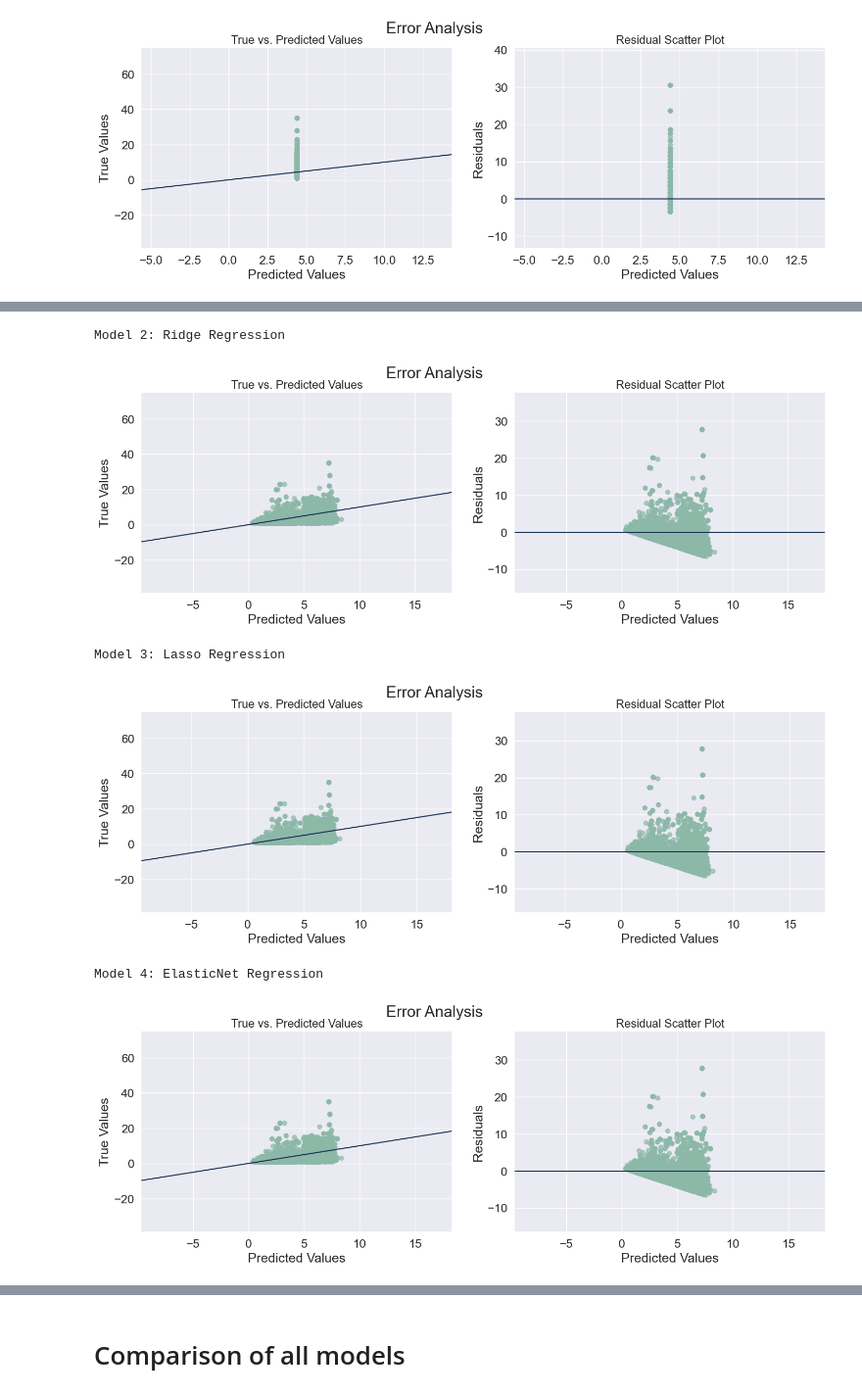
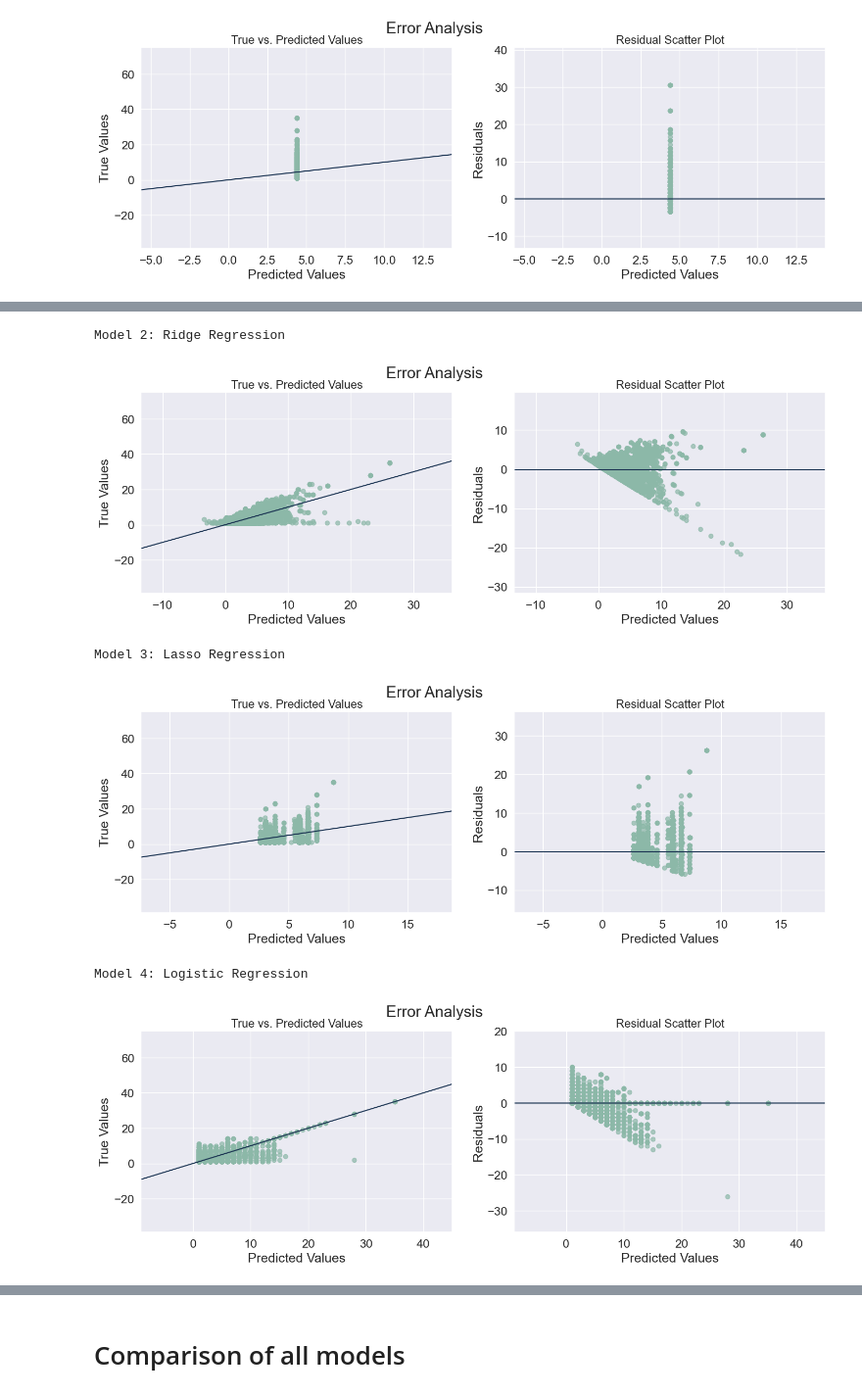
Before and after one commit to eigenaarti2/Ninja-Turtles, a Jupyter notebook: Baseline_new_start_drop_numerical.ipynb, the cells around one changed output, grey strips where cells are left out. Shown at 98% size. Cells and saved outputs as stored; diff of their text form; code cells hidden in the pictures.

Commit message:
saved images and ran all cells

```diff
--- a/Baseline_new_start_drop_numerical.ipynb
+++ b/Baseline_new_start_drop_numerical.ipynb
@@ -689,7 +691,7 @@ estimator = RandomForestRegressor(random_state = RSEED)
 # Create the random search model
 rs = RandomizedSearchCV(estimator, param_grid, n_jobs = -1,
                         scoring = 'neg_mean_squared_error', cv = 3,
-                        n_iter = 30, verbose = 1, random_state=RSEED)
+                        n_iter = 20, verbose = 1, random_state=RSEED)
 
 # Fit
 rs.fit(x_train_trans, y_train)
@@ -732,10 +736,9 @@ from sklearn.preprocessing import StandardScaler
 # Step 2: Stacking using StackingRegressor
 # Define base models (you can add more if needed)
 base_models = [
-    ('RandomForest1', RandomForestRegressor(random_state=42)),
-    ('RandomForest2', RandomForestRegressor(random_state=123)),
-    ('RandomForest3', RandomForestRegressor(random_state=456)),
-    ('RandomForest4', RandomForestRegressor(random_state=789)),
+    ('RandomForest1', RandomForestRegressor(random_state=42, n_jobs=-1)),
+    ('RandomForest2', RandomForestRegressor(random_state=123, n_jobs=-1)),
+    ('RandomForest3', RandomForestRegressor(random_state=456, n_jobs=-1)),
     # Add more base models here
 ]
 
@@ -850,14 +863,0 @@ Train RMSE: 3.546
-# %%
-from sklearn.linear_model import ElasticNet
-
-# initialize and train model with alpha 0.05
-elasticnet_005 = ElasticNet(alpha=0.05, max_iter=100000)
-elasticnet_005.fit(x_train_trans,y_train)
-
-# predict on test-set
-elasticnet_005 = lasso_0005.predict(x_test_trans)
-y_pred_train_elasticnet_005 = lasso_0005.predict(x_train_trans)
-
-# RMSE of test set
-print("Train RMSE:", round(np.sqrt(mean_squared_error(y_train, y_pred_train_elasticnet_005)), 3))
-print_metrics(y_test, elasticnet_005)
@@ -1045,19 +1072,19 @@ print('Model 2: Ridge Regression')
 error_analysis(y_test, y_pred_ridge_01)
 # %% [output]
 Model 2: Ridge Regression
-[figure, old version]
+[figure, new version]
 # %%
 print('Model 3: Lasso Regression')
 error_analysis(y_test, y_pred_lasso_005)
 # %% [output]
 Model 3: Lasso Regression
-[figure, old version]
+[figure, new version]
 # %%
-print('Model 4: ElasticNet Regression')
-error_analysis(y_test, elasticnet_005)
+print('Model 4: Logistic Regression')
+error_analysis(y_test, y_pred_logreg)
 # %% [output]
-Model 4: ElasticNet Regression
+Model 4: Logistic Regression
-[figure, old version]
+[figure, new version]
 # %%
 print('Model 5: KNN Regressor')
 error_analysis(y_test, knn_y_pred)
```
Also changed, not shown: parts of 33 cells of this notebook, 13 other files.
